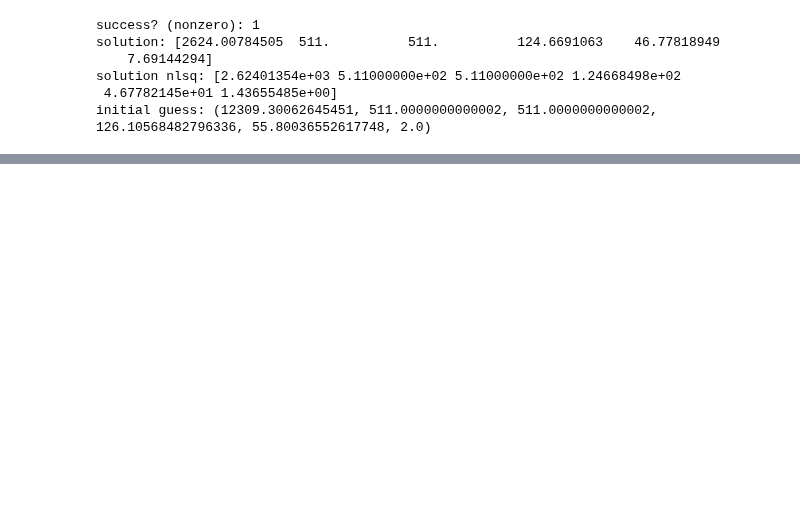
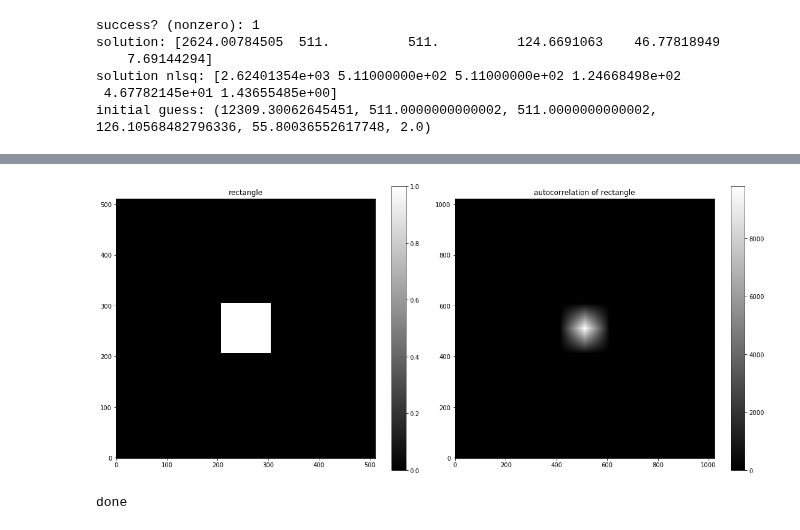
Before and after one commit to mef51/subdriftlaw, a Jupyter notebook: BurstDrift.ipynb, the cells around one changed output, grey strips where cells are left out. Saved outputs shown, nothing was run; the diff lists cells and outputs as text; code cells hidden in the pictures; blank space fills up the shorter version.

```diff
--- a/BurstDrift.ipynb
+++ b/BurstDrift.ipynb
@@ -223,0 +263,23 @@ Text(0.5, 1.0, 'Correlation #16')
+# %%
+plt.figure(figsize=(16,7))
+plt.subplot(121)
+plt.title('rectangle')
+plt.imshow(rect, cmap=cmap, origin='lower')
+plt.colorbar()
+plt.subplot(122)
+plt.title('autocorrelation of rectangle')
+plt.imshow(rectcorr, cmap=cmap, origin='lower')
+plt.colorbar()
+plt.tight_layout()
+# %% [output]
+[figure, added]
+# %%
+gaussinput = np.zeros((frequencymax, frequencymax))
+for y in range(0, len(gaussinput)):
+    for x in range(0, len(gaussinput[0])):
+        gaussinput[y][x] = (1/(50*np.sqrt(np.pi))) * np.exp(-((y-256)/50)**2-((x-256)/50)**2)
+
+guasscorr = signal.correlate2d(gaussinput, gaussinput, mode='full')
+print('done')
+# %% [output]
+done
```
Also changed, not shown: parts of 13 cells of this notebook, 2 other files.
